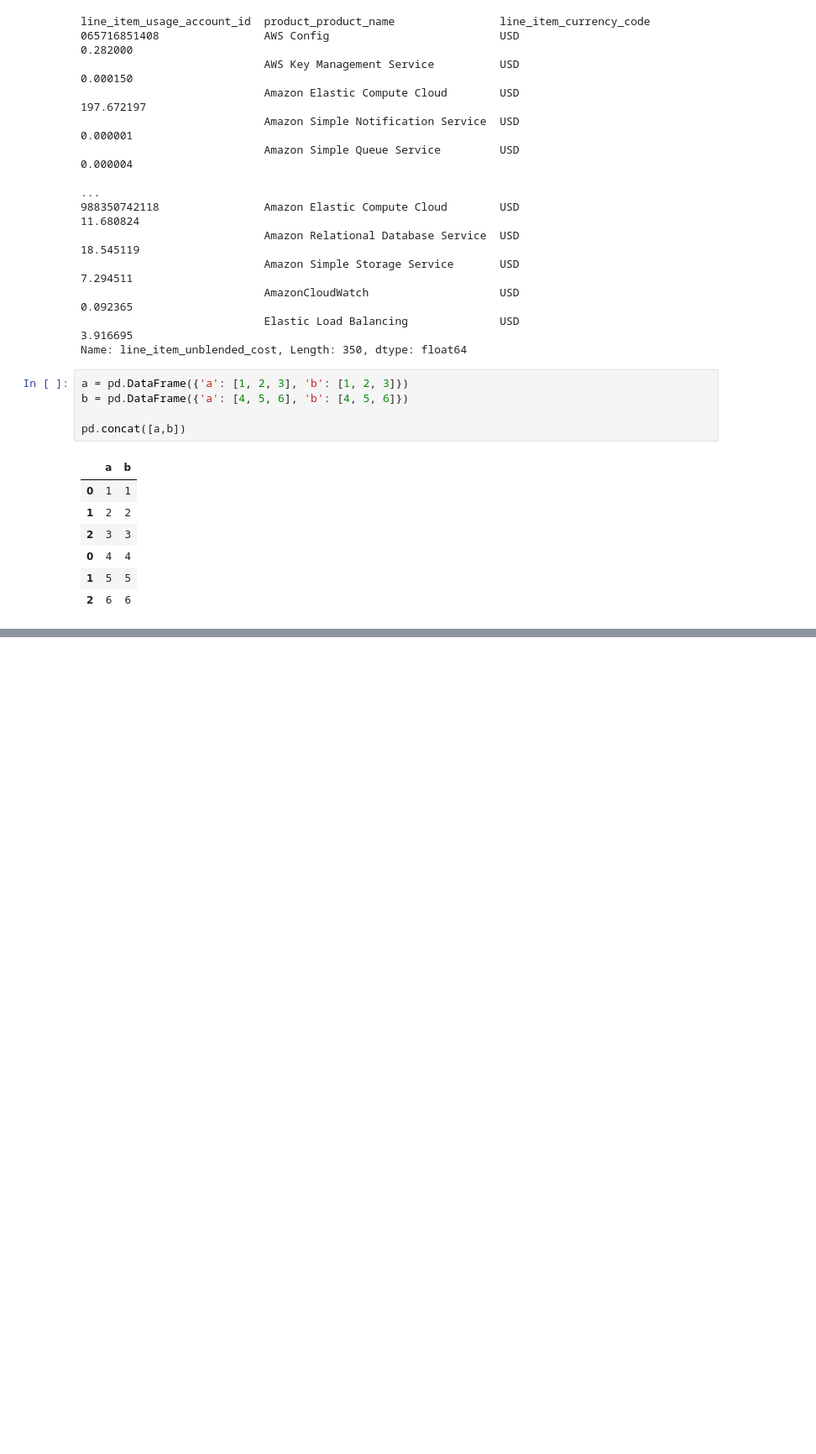
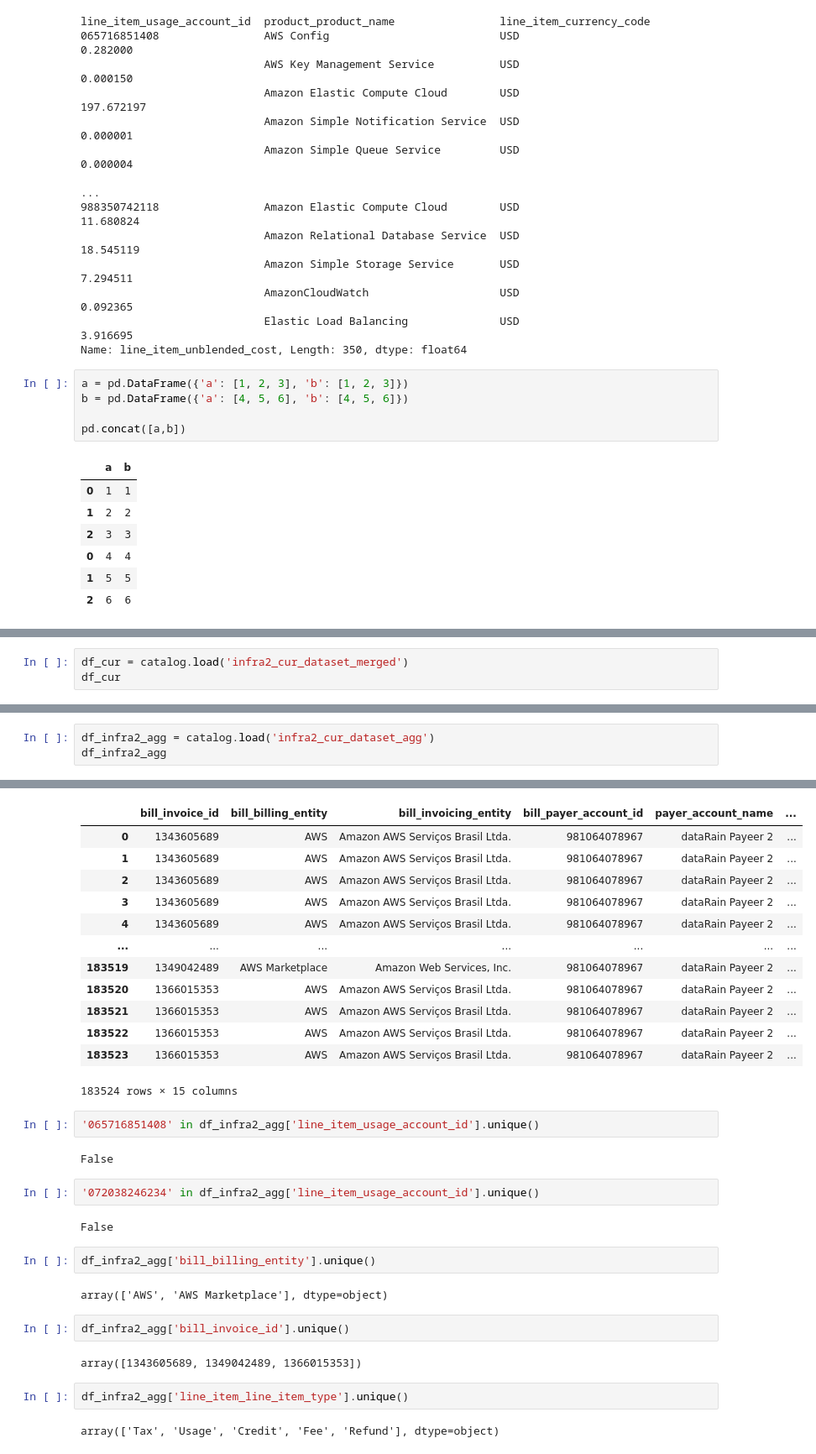
Before and after one commit to Azankiev/Kedro-pipeline, a Jupyter notebook: notebooks/04_generating_invoice.ipynb, the cells around one changed output, grey strips where cells are left out. Shown at 84% size. Cells and saved outputs as stored; diff of their text form; blank space fills up the shorter version.

```diff
--- a/notebooks/04_generating_invoice.ipynb
+++ b/notebooks/04_generating_invoice.ipynb
@@ -221,0 +248,3 @@ pd.concat([a,b])
+# %%
+df_cur = catalog.load('infra2_cur_dataset_merged')
+df_cur
@@ -221,0 +417,4 @@ pd.concat([a,b])
+# %%
+df_infra2_agg = catalog.load('infra2_cur_dataset_agg')
+df_infra2_agg
+# %% [output]
@@ -221,0 +422,33 @@ pd.concat([a,b])
+|  | bill_invoice_id | bill_billing_entity | bill_invoicing_entity | bill_payer_account_id | payer_account_name | ... |
+| 0 | 1343605689 | AWS | Amazon AWS Serviços Brasil Ltda. | 981064078967 | dataRain Payeer 2 | ... |
+| 1 | 1343605689 | AWS | Amazon AWS Serviços Brasil Ltda. | 981064078967 | dataRain Payeer 2 | ... |
+| 2 | 1343605689 | AWS | Amazon AWS Serviços Brasil Ltda. | 981064078967 | dataRain Payeer 2 | ... |
+| 3 | 1343605689 | AWS | Amazon AWS Serviços Brasil Ltda. | 981064078967 | dataRain Payeer 2 | ... |
+| 4 | 1343605689 | AWS | Amazon AWS Serviços Brasil Ltda. | 981064078967 | dataRain Payeer 2 | ... |
+| ... | ... | ... | ... | ... | ... | ... |
+| 183519 | 1349042489 | AWS Marketplace | Amazon Web Services, Inc. | 981064078967 | dataRain Payeer 2 | ... |
+| 183520 | 1366015353 | AWS | Amazon AWS Serviços Brasil Ltda. | 981064078967 | dataRain Payeer 2 | ... |
+| 183521 | 1366015353 | AWS | Amazon AWS Serviços Brasil Ltda. | 981064078967 | dataRain Payeer 2 | ... |
+| 183522 | 1366015353 | AWS | Amazon AWS Serviços Brasil Ltda. | 981064078967 | dataRain Payeer 2 | ... |
+| 183523 | 1366015353 | AWS | Amazon AWS Serviços Brasil Ltda. | 981064078967 | dataRain Payeer 2 | ... |
+183524 rows × 15 columns
+# %%
+'065716851408' in df_infra2_agg['line_item_usage_account_id'].unique()
+# %% [output]
+False
+# %%
+'072038246234' in df_infra2_agg['line_item_usage_account_id'].unique()
+# %% [output]
+False
+# %%
+df_infra2_agg['bill_billing_entity'].unique()
+# %% [output]
+array(['AWS', 'AWS Marketplace'], dtype=object)
+# %%
+df_infra2_agg['bill_invoice_id'].unique()
+# %% [output]
+array([1343605689, 1349042489, 1366015353])
+# %%
+df_infra2_agg['line_item_line_item_type'].unique()
+# %% [output]
+array(['Tax', 'Usage', 'Credit', 'Fee', 'Refund'], dtype=object)
```
Also changed, not shown: parts of 32 cells of this notebook, 2 other files.
